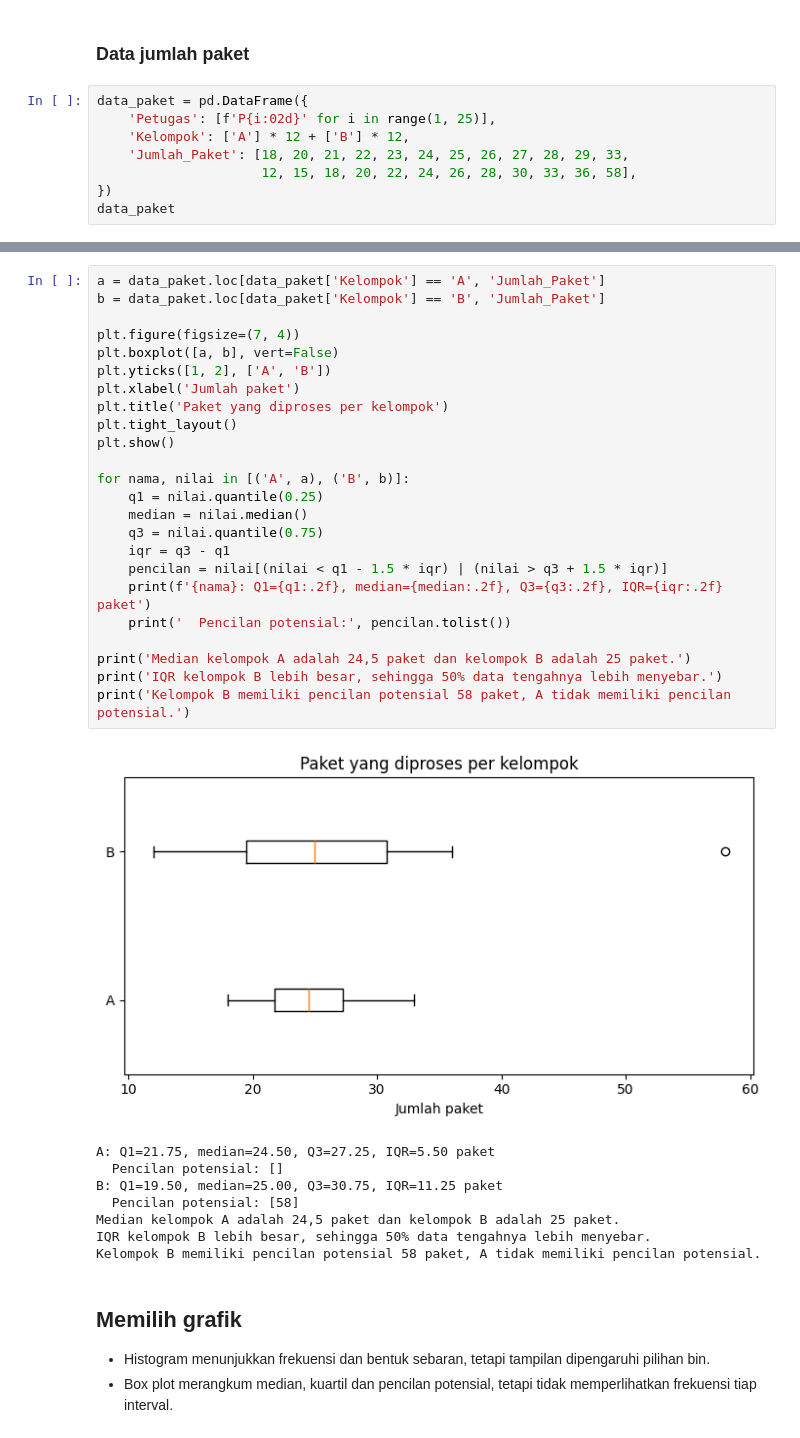
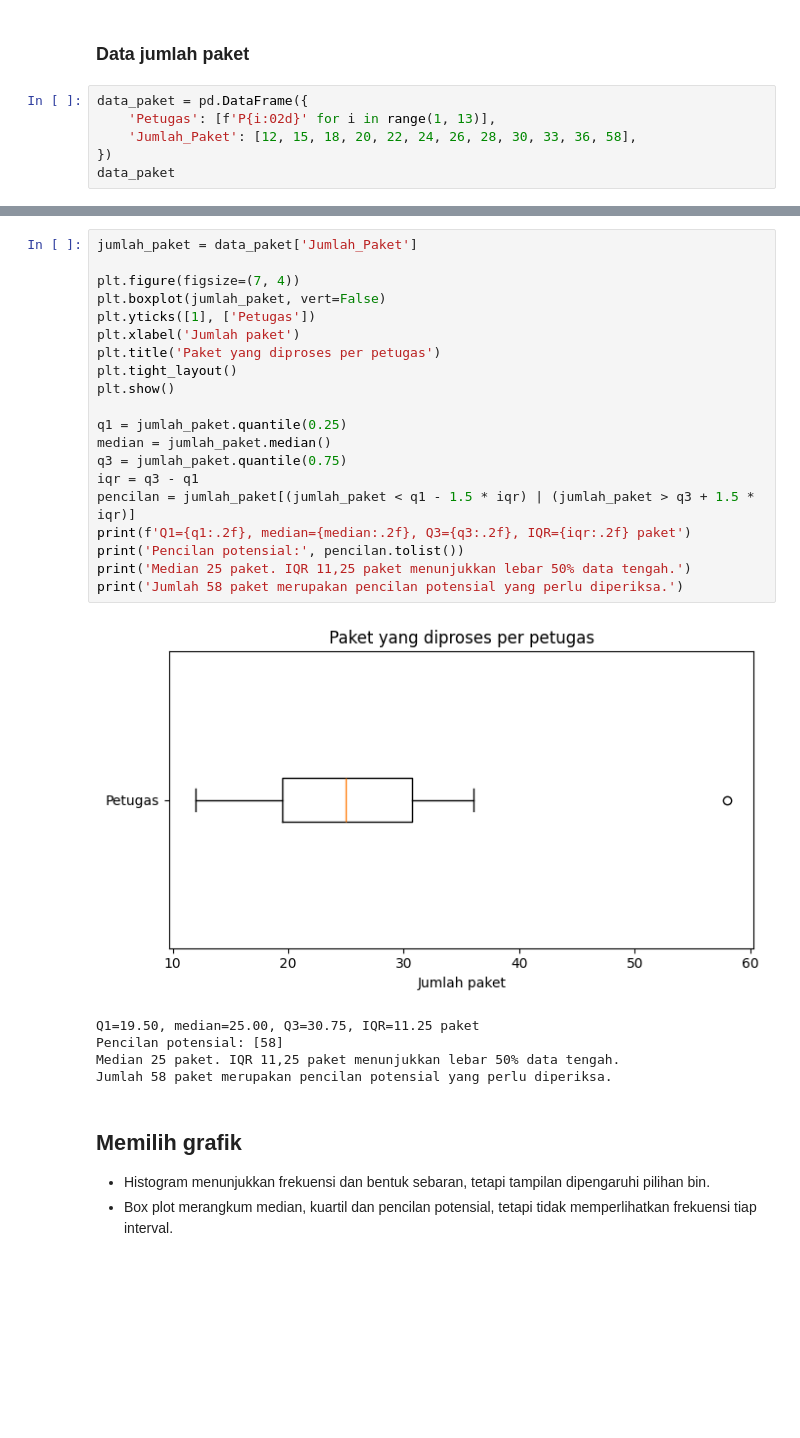
Before and after one commit to daf2a/course, a Jupyter notebook: level-03/04-histogram-dan-box-plot/notebooks/histogram_dan_box_plot_solution.ipynb, the cells around one changed output, grey strips where cells are left out. Saved outputs shown, nothing was run; the diff lists cells and outputs as text; blank space fills up the shorter version.

Commit message:
Use one group for box plot practice

```diff
--- a/level-03/04-histogram-dan-box-plot/notebooks/histogram_dan_box_plot_solution.ipynb
+++ b/level-03/04-histogram-dan-box-plot/notebooks/histogram_dan_box_plot_solution.ipynb
@@ -170,10 +170,8 @@ Data simulasi berikut berisi jumlah paket yang diproses setiap petugas dalam sat
 ### Data jumlah paket
 # %%
 data_paket = pd.DataFrame({
-    'Petugas': [f'P{i:02d}' for i in range(1, 25)],
-    'Kelompok': ['A'] * 12 + ['B'] * 12,
-    'Jumlah_Paket': [18, 20, 21, 22, 23, 24, 25, 26, 27, 28, 29, 33,
-                     12, 15, 18, 20, 22, 24, 26, 28, 30, 33, 36, 58],
+    'Petugas': [f'P{i:02d}' for i in range(1, 13)],
+    'Jumlah_Paket': [12, 15, 18, 20, 22, 24, 26, 28, 30, 33, 36, 58],
 })
 data_paket
 # %% [markdown]
@@ -185,36 +183,29 @@ data_paket
 # %%
-a = data_paket.loc[data_paket['Kelompok'] == 'A', 'Jumlah_Paket']
-b = data_paket.loc[data_paket['Kelompok'] == 'B', 'Jumlah_Paket']
+jumlah_paket = data_paket['Jumlah_Paket']
 
 plt.figure(figsize=(7, 4))
-plt.boxplot([a, b], vert=False)
-plt.yticks([1, 2], ['A', 'B'])
+plt.boxplot(jumlah_paket, vert=False)
+plt.yticks([1], ['Petugas'])
 plt.xlabel('Jumlah paket')
-plt.title('Paket yang diproses per kelompok')
+plt.title('Paket yang diproses per petugas')
 plt.tight_layout()
 plt.show()
 
-for nama, nilai in [('A', a), ('B', b)]:
-    q1 = nilai.quantile(0.25)
-    median = nilai.median()
-    q3 = nilai.quantile(0.75)
-    iqr = q3 - q1
-    pencilan = nilai[(nilai < q1 - 1.5 * iqr) | (nilai > q3 + 1.5 * iqr)]
-    print(f'{nama}: Q1={q1:.2f}, median={median:.2f}, Q3={q3:.2f}, IQR={iqr:.2f} paket')
-    print('  Pencilan potensial:', pencilan.tolist())
-
-print('Median kelompok A adalah 24,5 paket dan kelompok B adalah 25 paket.')
-print('IQR kelompok B lebih besar, sehingga 50% data tengahnya lebih menyebar.')
-print('Kelompok B memiliki pencilan potensial 58 paket, A tidak memiliki pencilan potensial.')
+q1 = jumlah_paket.quantile(0.25)
+median = jumlah_paket.median()
+q3 = jumlah_paket.quantile(0.75)
+iqr = q3 - q1
+pencilan = jumlah_paket[(jumlah_paket < q1 - 1.5 * iqr) | (jumlah_paket > q3 + 1.5 * iqr)]
+print(f'Q1={q1:.2f}, median={median:.2f}, Q3={q3:.2f}, IQR={iqr:.2f} paket')
+print('Pencilan potensial:', pencilan.tolist())
+print('Median 25 paket. IQR 11,25 paket menunjukkan lebar 50% data tengah.')
+print('Jumlah 58 paket merupakan pencilan potensial yang perlu diperiksa.')
 # %% [output]
-[figure, old version]
+[figure, new version]
-A: Q1=21.75, median=24.50, Q3=27.25, IQR=5.50 paket
-  Pencilan potensial: []
-B: Q1=19.50, median=25.00, Q3=30.75, IQR=11.25 paket
-  Pencilan potensial: [58]
-Median kelompok A adalah 24,5 paket dan kelompok B adalah 25 paket.
-IQR kelompok B lebih besar, sehingga 50% data tengahnya lebih menyebar.
-Kelompok B memiliki pencilan potensial 58 paket, A tidak memiliki pencilan potensial.
+Q1=19.50, median=25.00, Q3=30.75, IQR=11.25 paket
+Pencilan potensial: [58]
+Median 25 paket. IQR 11,25 paket menunjukkan lebar 50% data tengah.
+Jumlah 58 paket merupakan pencilan potensial yang perlu diperiksa.
 # %% [markdown]
 ## Memilih grafik
 
```
Also changed, not shown: parts of 2 cells of this notebook, 2 other files.
